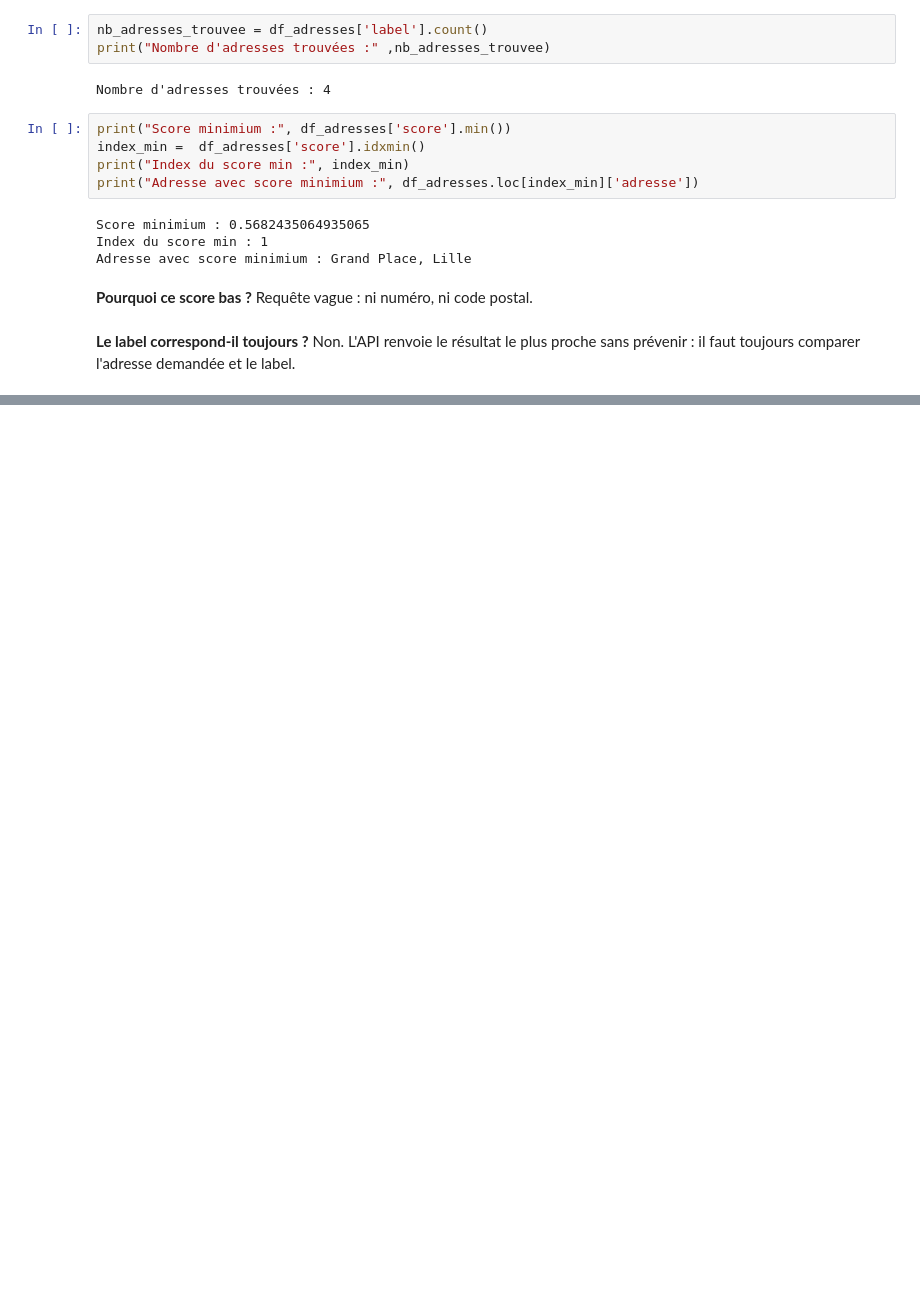
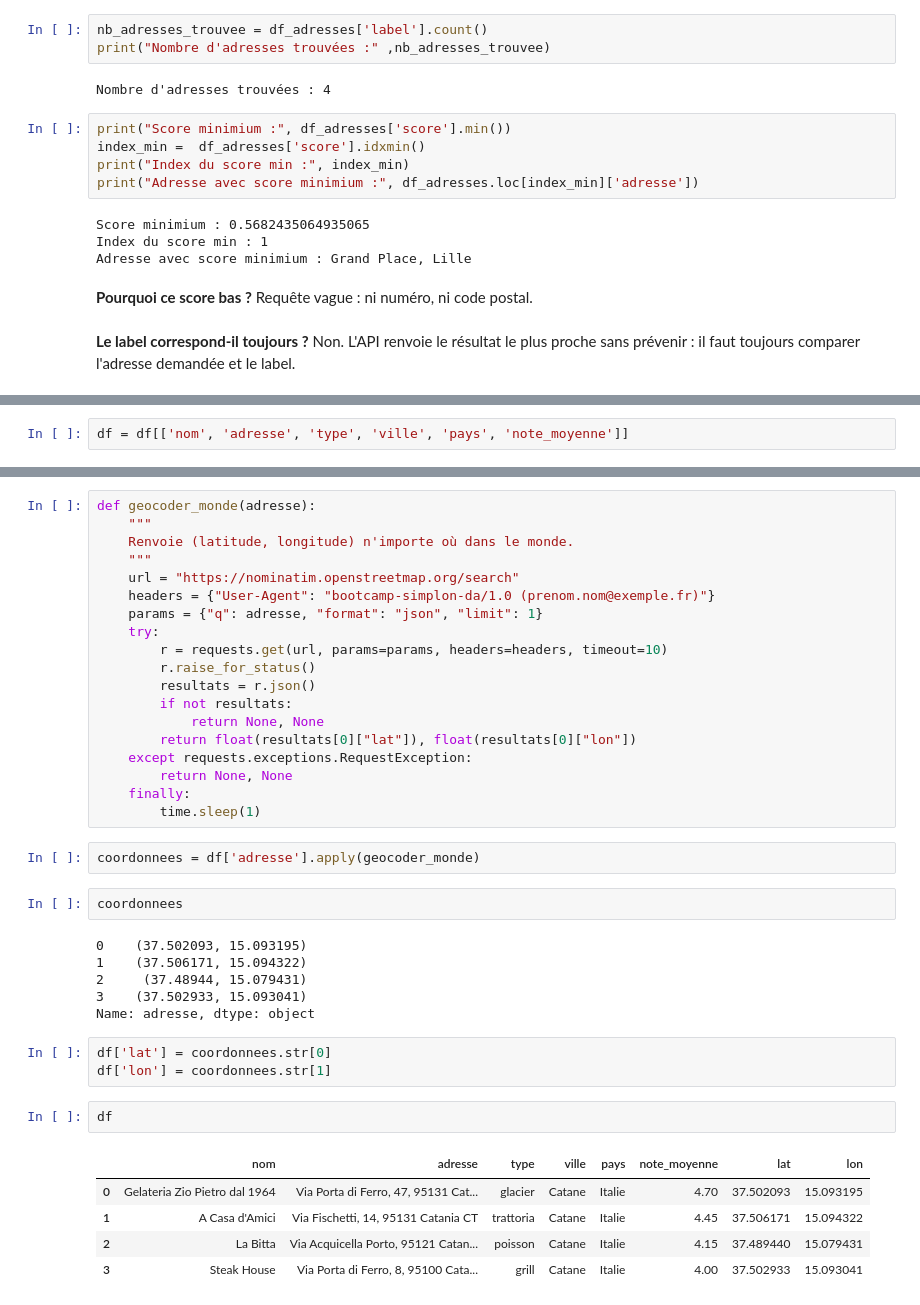
Before and after one commit to pbejian/json-api-geocodage, a Jupyter notebook: notebooks/quete_json_api.ipynb, the cells around one changed output, grey strips where cells are left out. Saved outputs shown, nothing was run; the diff lists cells and outputs as text; blank space fills up the shorter version.

```diff
--- a/notebooks/quete_json_api.ipynb
+++ b/notebooks/quete_json_api.ipynb
@@ -470,0 +729,2 @@ Adresse avec score minimium : Grand Place, Lille
+# %%
+df = df[['nom', 'adresse', 'type', 'ville', 'pays', 'note_moyenne']]
@@ -470,0 +739,40 @@ Adresse avec score minimium : Grand Place, Lille
+# %%
+def geocoder_monde(adresse):
+    """
+    Renvoie (latitude, longitude) n'importe où dans le monde.
+    """
+    url = "https://nominatim.openstreetmap.org/search"
+    headers = {"User-Agent": "bootcamp-simplon-da/1.0 (prenom.nom@exemple.fr)"}
+    params = {"q": adresse, "format": "json", "limit": 1}
+    try:
+        r = requests.get(url, params=params, headers=headers, timeout=10)
+        r.raise_for_status()
+        resultats = r.json()
+        if not resultats:
+            return None, None
+        return float(resultats[0]["lat"]), float(resultats[0]["lon"])
+    except requests.exceptions.RequestException:
+        return None, None
+    finally:
+        time.sleep(1)
+# %%
+coordonnees = df['adresse'].apply(geocoder_monde)
+# %%
+coordonnees
+# %% [output]
+0    (37.502093, 15.093195)
+1    (37.506171, 15.094322)
+2     (37.48944, 15.079431)
+3    (37.502933, 15.093041)
+Name: adresse, dtype: object
+# %%
+df['lat'] = coordonnees.str[0]
+df['lon'] = coordonnees.str[1]
+# %%
+df
+# %% [output]
+|  | nom | adresse | type | ville | pays | note_moyenne | lat | lon |
+| 0 | Gelateria Zio Pietro dal 1964 | Via Porta di Ferro, 47, 95131 Cat... | glacier | Catane | Italie | 4.70 | 37.502093 | 15.093195 |
+| 1 | A Casa d'Amici | Via Fischetti, 14, 95131 Catania CT | trattoria | Catane | Italie | 4.45 | 37.506171 | 15.094322 |
+| 2 | La Bitta | Via Acquicella Porto, 95121 Catan... | poisson | Catane | Italie | 4.15 | 37.489440 | 15.079431 |
+| 3 | Steak House | Via Porta di Ferro, 8, 95100 Cata... | grill | Catane | Italie | 4.00 | 37.502933 | 15.093041 |
```
Also changed, not shown: parts of 35 cells of this notebook, 5 other files.
